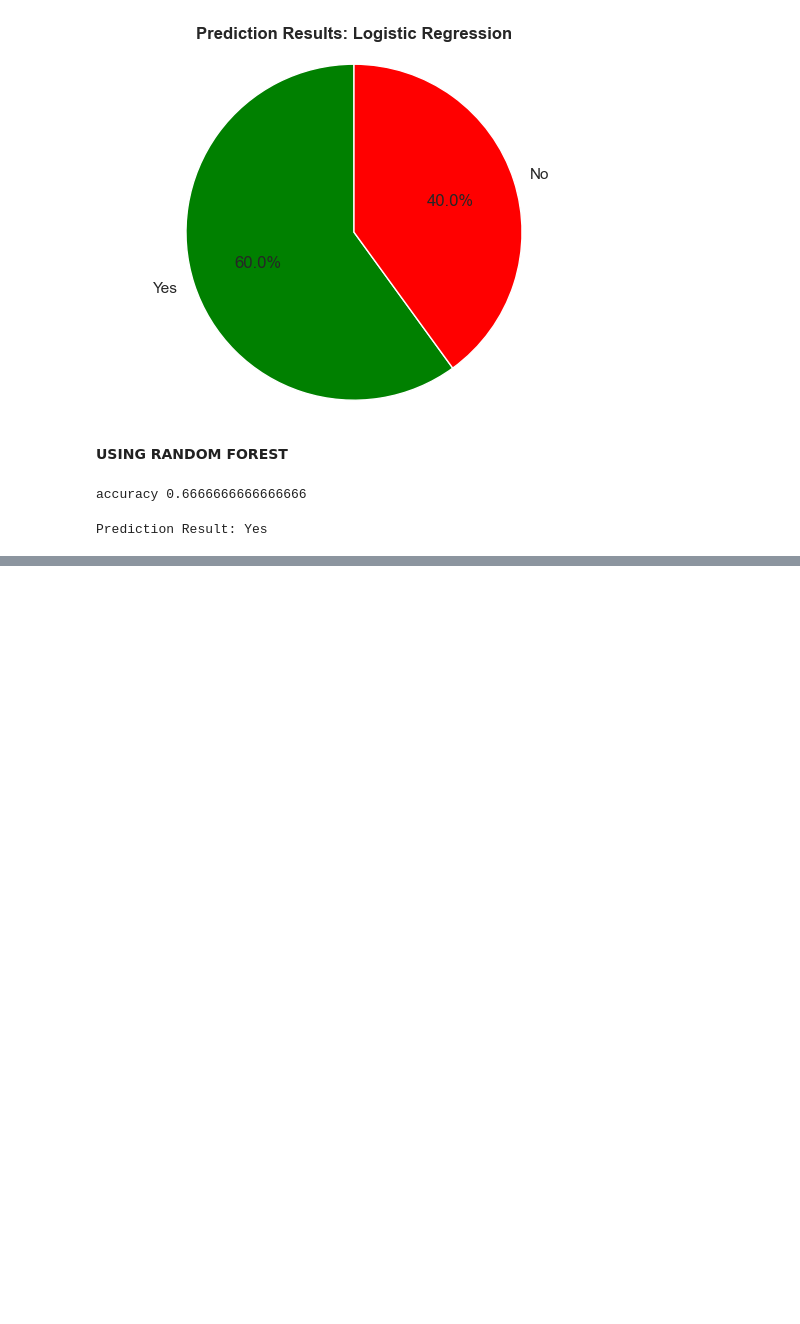
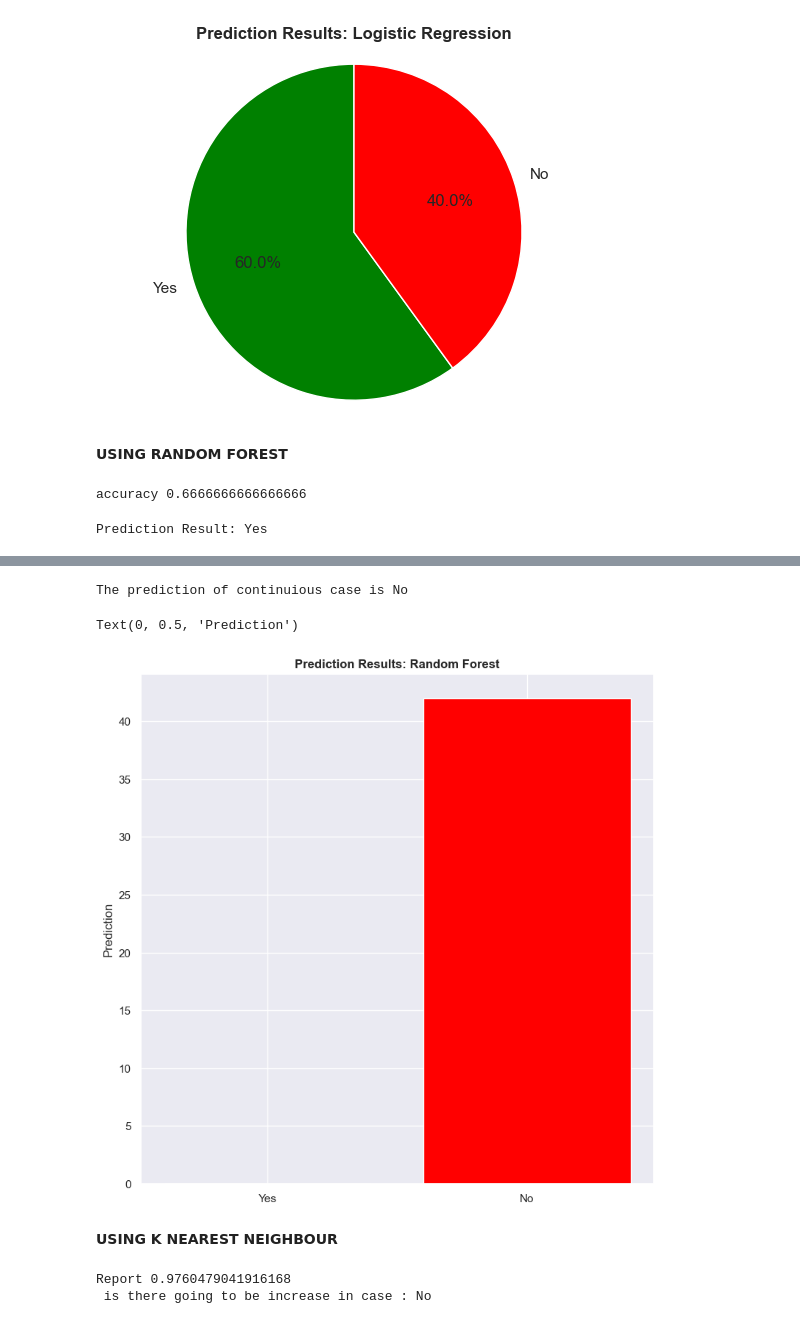
Before and after one commit to Weezywyg/Capstone-Project, a Jupyter notebook: complete Project.ipynb, the cells around one changed output, grey strips where cells are left out. Cells and saved outputs as stored; diff of their text form; code cells hidden in the pictures; blank space fills up the shorter version.

```diff
--- a/complete Project.ipynb
+++ b/complete Project.ipynb
@@ -803,0 +821,33 @@ Text(0, 0.5, 'Prediction')
+# %%
+y_pred_labels6 = ["Yes" if pred == True else "No" for pred in y6_pred ]
+answer_6 =  "Yes" if y_pred_labels6.count('Yes') > y_pred_labels6.count('No')  else "No"
+print ("The prediction of continuious case is", answer_6)
+# %% [output]
+The prediction of continuious case is No
+# %%
+
+No_count2 = y_pred_labels6.count("No")
+Yes_count2 = y_pred_labels6.count("Yes")
+plt.figure(figsize=(9, 9))
+bar2 = plt.bar(["Yes","No"], [Yes_count2, No_count2], color = ["Green", "Red"])
+plt.ylabel('Prediction')
+plt.title('Prediction Results: Random Forest', fontfamily = "Arial", fontweight = "bold", fontsize = 12)
+plt.ylabel('Prediction')
+# %% [output]
+Text(0, 0.5, 'Prediction')
+[figure, added]
+# %% [markdown]
+**USING K   NEAREST NEIGHBOUR**
+# %%
+knn = KNeighborsClassifier(n_neighbors=5)
+knn.fit(X2_train, y3_train)
+y7_pred = knn.predict(X2_train)
+y7_pred
+y_pred_labels7 = ['Yes' if pred == 1 else 'No' for pred in y7_pred]
+Answer_7 = "Yes" if y_pred_labels7.count(0) > y_pred_labels7.count(1) else "No"
+print ("Report", accuracy_score(y7_pred, y3_train))
+
+print(" is there going to be increase in case :", Answer_7)
+# %% [output]
+Report 0.9760479041916168
+ is there going to be increase in case : No
```
Also changed, not shown: parts of 23 cells of this notebook.
